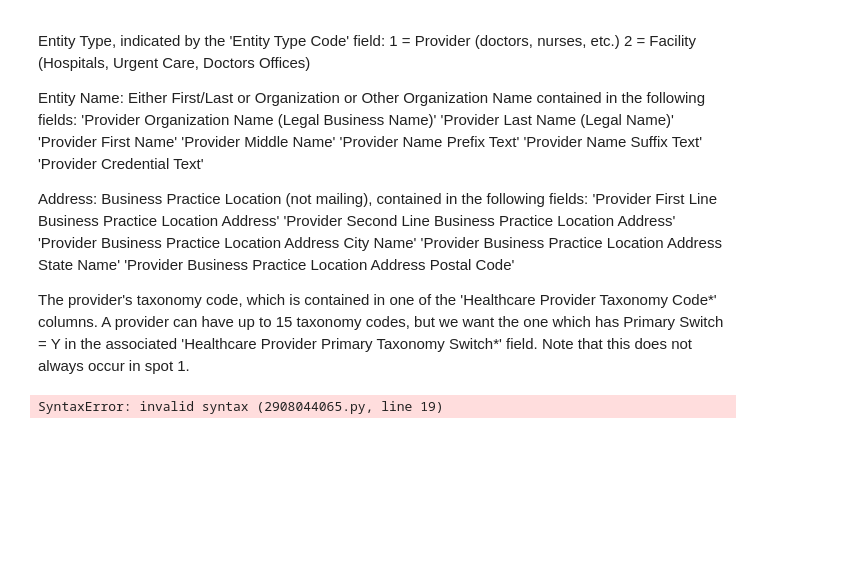
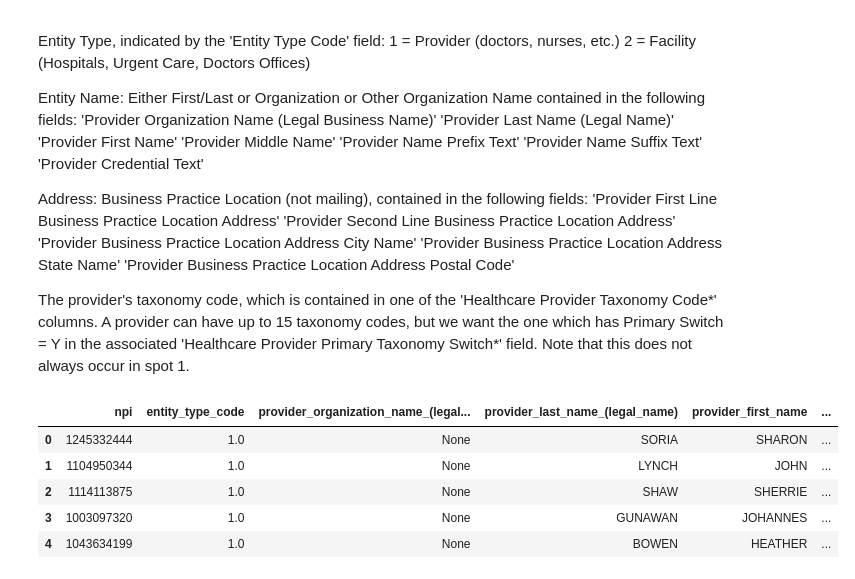
Before and after one commit to nss-data-science-cohort-6/hop_team-team-zeppelin, a Jupyter notebook: Hop_Teaming_Analysis_Bua.ipynb, the cells around one changed output. Cells and saved outputs as stored; diff of their text form; code cells hidden in the pictures; blank space fills up the shorter version.

```diff
--- a/Hop_Teaming_Analysis_Bua.ipynb
+++ b/Hop_Teaming_Analysis_Bua.ipynb
@@ -65,12 +65,70 @@ for chunk in tqdm(pd.read_csv('data/npidata_pfile_20050523-20230212.csv',
                                          'Provider Second Line Business Practice Location Address',
                                          'Provider Business Practice Location Address City Name',
                                          'Provider Business Practice Location Address State Name',
-                                         'Provider Business Practice Location Address Postal Code,
+                                         'Provider Business Practice Location Address Postal Code',
+                                         'Healthcare Provider Taxonomy Code_1',
+                                         'Healthcare Provider Primary Taxonomy Switch_1',
+                                         'Healthcare Provider Taxonomy Code_2',
+                                         'Healthcare Provider Primary Taxonomy Switch_2',
+                                         'Healthcare Provider Taxonomy Code_3',
+                                         'Healthcare Provider Primary Taxonomy Switch_3',
+                                         'Healthcare Provider Taxonomy Code_4',
+                                         'Healthcare Provider Primary Taxonomy Switch_4',
+                                         'Healthcare Provider Taxonomy Code_5',
+                                         'Healthcare Provider Primary Taxonomy Switch_5',
+                                         'Healthcare Provider Taxonomy Code_6',
+                                         'Healthcare Provider Primary Taxonomy Switch_6',
+                                         'Healthcare Provider Taxonomy Code_7',
+                                         'Healthcare Provider Primary Taxonomy Switch_7',
+                                         'Healthcare Provider Taxonomy Code_8',
+                                         'Healthcare Provider Primary Taxonomy Switch_8',
+                                         'Healthcare Provider Taxonomy Code_9',
+                                         'Healthcare Provider Primary Taxonomy Switch_9',
+                                         'Healthcare Provider Taxonomy Code_10',
+                                         'Healthcare Provider Primary Taxonomy Switch_10',
+                                         'Healthcare Provider Taxonomy Code_11',
+                                         'Healthcare Provider Primary Taxonomy Switch_11',
+                                         'Healthcare Provider Taxonomy Code_12',
+                                         'Healthcare Provider Primary Taxonomy Switch_12',
+                                         'Healthcare Provider Taxonomy Code_13',
+                                         'Healthcare Provider Primary Taxonomy Switch_13',
+                                         'Healthcare Provider Taxonomy Code_14',
+                                         'Healthcare Provider Primary Taxonomy Switch_14',
+                                         'Healthcare Provider Taxonomy Code_15',
+                                         'Healthcare Provider Primary Taxonomy Switch_15',],
                               chunksize = 10000)):
+
     chunk.columns = [x.lower().replace(' ', '_') for x in chunk.columns]      # Clean up the column names
-    chunk.to_sql('incidents', db, if_exists = 'append', index = False)
+    chunk[ 'primary_taxonomy' ] = ""
+    for index, row in chunk.iterrows():         #code below create a list of taxonomy values IF the row has more than one 'Y'
+        chunk.loc[index, 'primary_taxonomy'] = ([ row[f'healthcare_provider_taxonomy_code_{n}'] for n in range(1,16) \
+            if row[ f'healthcare_provider_primary_taxonomy_switch_{n}' ] == 'Y' ]+["none"])[0] #some rows has no switch = 'Y',
+                                                                            #which results in an empty list
+    chunk.drop( columns=[ f'healthcare_provider_taxonomy_code_{n}' for n in range(1,16) ], inplace = True )
+    chunk.drop( columns=[ f'healthcare_provider_primary_taxonomy_switch_{n}' for n in range(1,16) ], inplace = True )
+    chunk = chunk[ chunk['primary_taxonomy'] != 'none' ]
+    chunk.to_sql('nppes', db, if_exists = 'append', index = False)
+    #print(chunk)
+    #break
-# %% [output]
-SyntaxError: invalid syntax (2908044065.py, line 19)
+# %%
+query = """
+SELECT *
+FROM nppes
+WHERE provider_business_practice_location_address_state_name = 'TN'
+AND LENGTH(provider_business_practice_location_address_postal_code) < 7
+"""
+# %%
+with sqlite3.connect('data/Hop_Teaming_2018.sqlite') as db:
+    nppes_sqlite = pd.read_sql(query, db)
+# %%
+nppes_sqlite
+# %% [output]
+|  | npi | entity_type_code | provider_organization_name_(legal... | provider_last_name_(legal_name) | provider_first_name | ... |
+| 0 | 1245332444 | 1.0 | None | SORIA | SHARON | ... |
+| 1 | 1104950344 | 1.0 | None | LYNCH | JOHN | ... |
+| 2 | 1114113875 | 1.0 | None | SHAW | SHERRIE | ... |
+| 3 | 1003097320 | 1.0 | None | GUNAWAN | JOHANNES | ... |
+| 4 | 1043634199 | 1.0 | None | BOWEN | HEATHER | ... |
 # %%
 import numpy as np
 # %%
```
Also changed, not shown: parts of 17 cells of this notebook.
